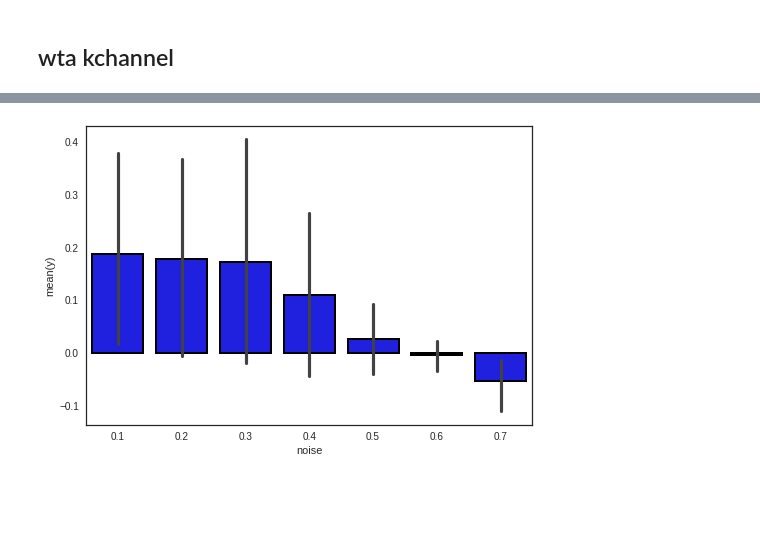
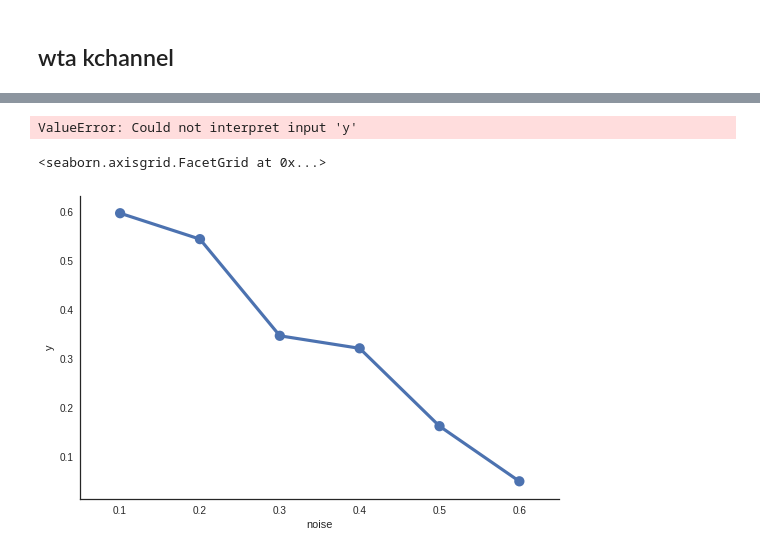
Before and after one commit to mehdidc/out_of_class, a Jupyter notebook: ae/ipynb/analysis.ipynb, the cells around one changed output, grey strips where cells are left out. Drawn from its saved outputs; the diff is of its cells as text; code cells hidden in the pictures; blank space fills up the shorter version.

```diff
--- a/ae/ipynb/analysis.ipynb
+++ b/ae/ipynb/analysis.ipynb
@@ -82,5 +27,3 @@ df_full.to_csv('hypers.csv')
-# %%
-df_full = pd.read_csv('hypers.csv').set_index('id')
 # %% [markdown]
 ## Fix stride. vary nb of layers
 # %%
@@ -196,18 +167,24 @@ d
+# %%
+df = df_full
+df = df[df['sampler'] == 'mnist_deep_kchannel_stride']
+df = df[df['nb_layers']==3]
+df = df[df['zero_ratio']<=0.6]
+df = df.sort_values(by='zero_ratio')
+sns.factorplot(x='zero_ratio', y='y', data=df, size=5, aspect=1.5)
+#show_several(df)
+# %% [output]
+ValueError: Could not interpret input 'y'
 # %%
 df = df_full
 df = df[df['sampler'] == 'mnist_noise']
-#df = df[df['nb_layers']==3]
-df = df[df['noise']<=0.7]
-ax = sns.barplot(
-    x='noise',
-    y='y',
-    data=df,
-    linewidth=2,
-    color='blue',
-    edgecolor=['black']*len(df),
-)
+df = df[df['nb_layers']==3]
+df = df[df['noise']<=0.6]
+df = df.sort_values(by='noise')
+sns.factorplot(x='noise', y='y', data=df, size=5, aspect=1.5)
+#show_several(df)
 # %% [output]
+<seaborn.axisgrid.FacetGrid at 0x...>
-[figure, old version]
+[figure, new version]
 # %%
 df = df_full
 df = df[df['sampler'] == 'mnist_capacity']
```
Also changed, not shown: parts of 8 cells of this notebook, 5 other files.
